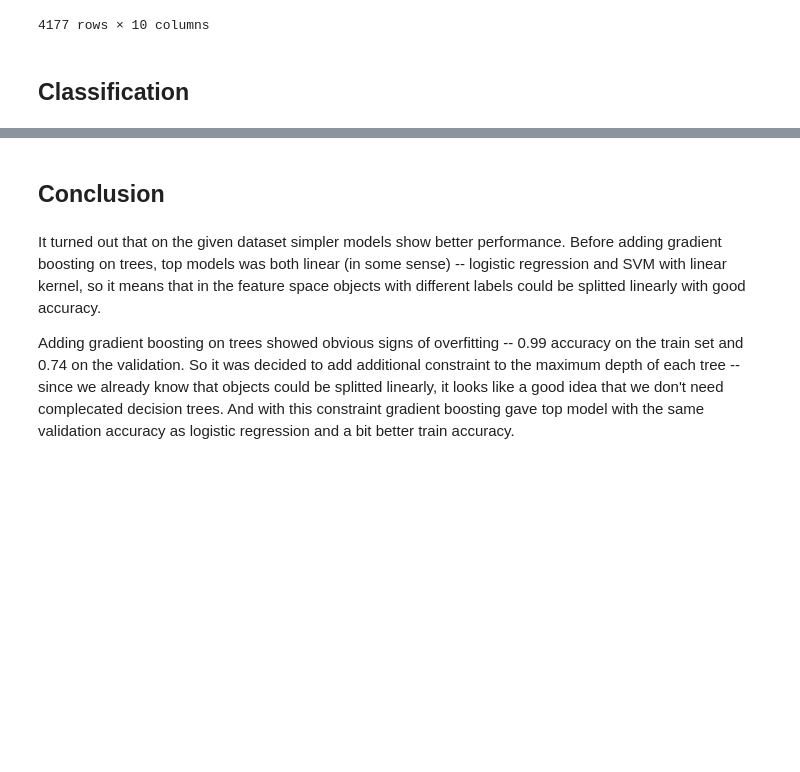
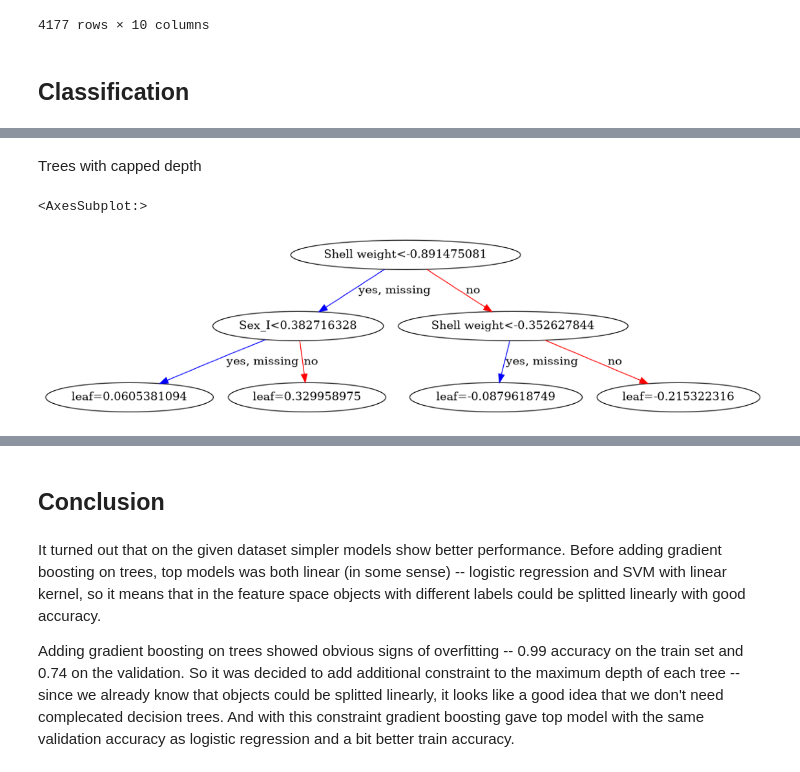
Before and after one commit to EvgeniyAzarov/ml-course, a Jupyter notebook: lab2/lab2.ipynb, the cells around one changed output, grey strips where cells are left out. Saved outputs shown, nothing was run; the diff lists cells and outputs as text; code cells hidden in the pictures; blank space fills up the shorter version.

```diff
--- a/lab2/lab2.ipynb
+++ b/lab2/lab2.ipynb
@@ -203,0 +220,7 @@ pd.DataFrame(models_info).sort_values('accuracy val', ascending=False)
+# %% [markdown]
+Trees with capped depth
+# %%
+xgb.plot_tree(models_info[10]['model_obj'])
+# %% [output]
+<AxesSubplot:>
+[figure, added]
```
Also changed, not shown: parts of 9 cells of this notebook.
